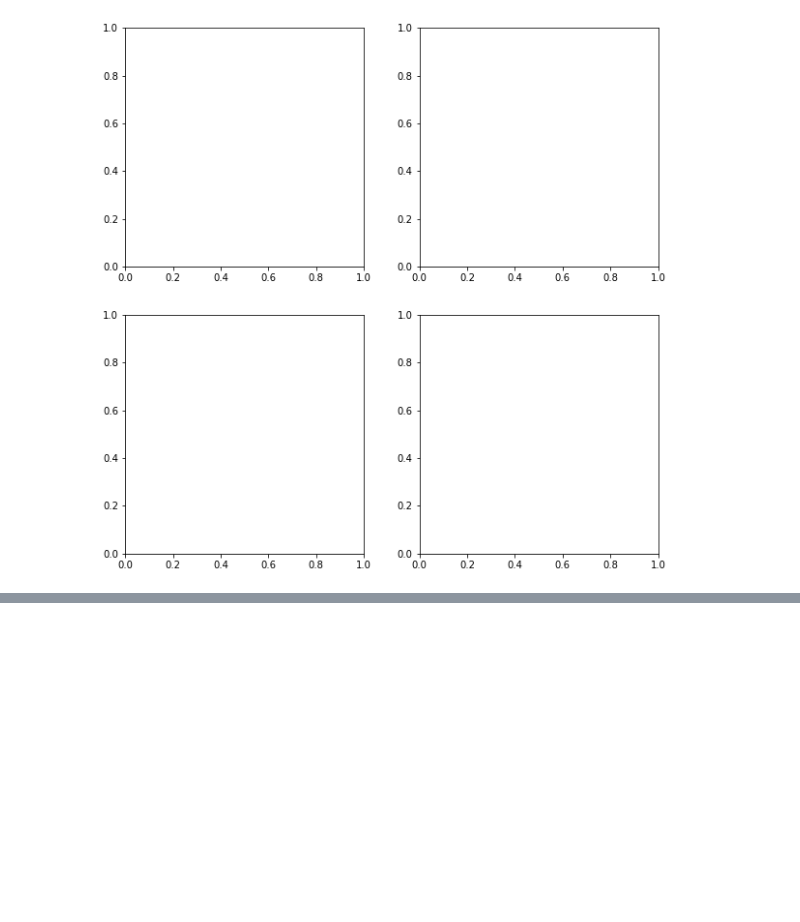
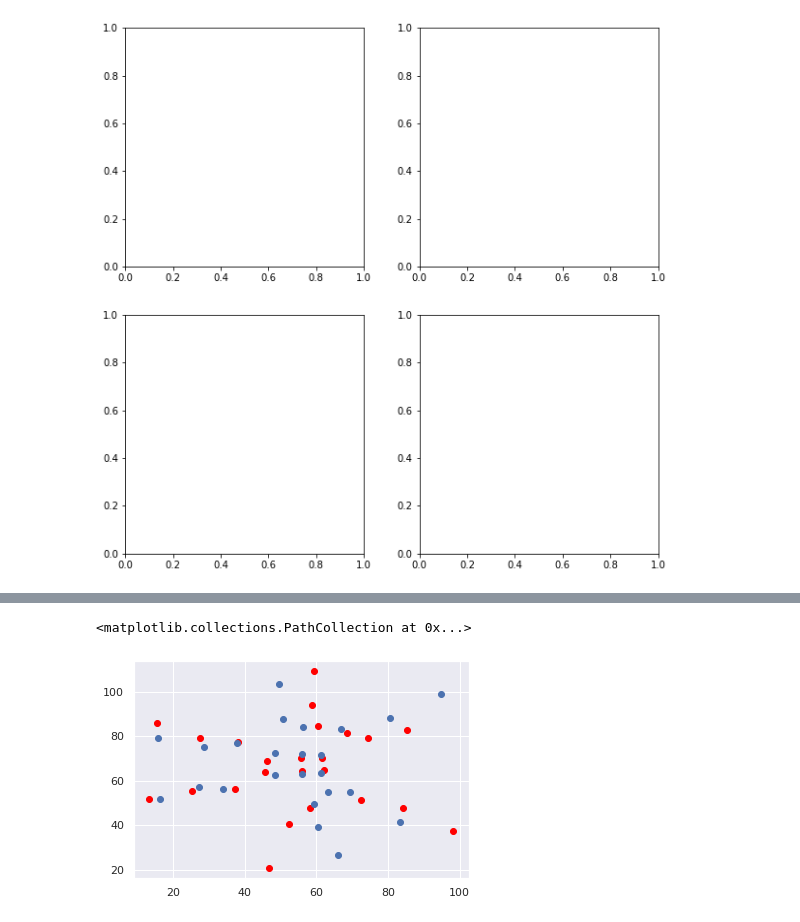
Before and after one commit to felipe-parodi/LiftPose3D, a Jupyter notebook: flylimbtracker/1_FlyLimbTracker_to_DF3D.ipynb, the cells around one changed output, grey strips where cells are left out. Saved outputs shown, nothing was run; the diff lists cells and outputs as text; code cells hidden in the pictures; blank space fills up the shorter version.

```diff
--- a/flylimbtracker/1_FlyLimbTracker_to_DF3D.ipynb
+++ b/flylimbtracker/1_FlyLimbTracker_to_DF3D.ipynb
@@ -266,0 +320,16 @@ plt.tight_layout()
+# %%
+p_opt = pickle.load(open('optobot.pkl', 'rb'))["points2d"]
+p_flt = pickle.load(open('/data/LiftFly3D/flylimbtracker/network/flylimbtracker.pkl', 'rb'))["points2d"]
+
+#p_flt += p_opt.mean(axis=0,keepdims=True).mean(axis=1, keepdims=True)
+#p_flt -= p_flt.mean(axis=0, keepdims=True).mean(axis=1, keepdims=True)
+#p_flt /= 3
+
+f = 50
+plt.scatter(p_opt[f,:,0], p_opt[f,:,1], c='red')
+plt.scatter(p_flt[f,:,0], p_flt[f,:,1])
+#plt.xlim([-50,50])
+#plt.ylim([-50,50])
+# %% [output]
+<matplotlib.collections.PathCollection at 0x...>
+[figure, added]
```
Also changed, not shown: parts of 11 cells of this notebook, 8 other files.
